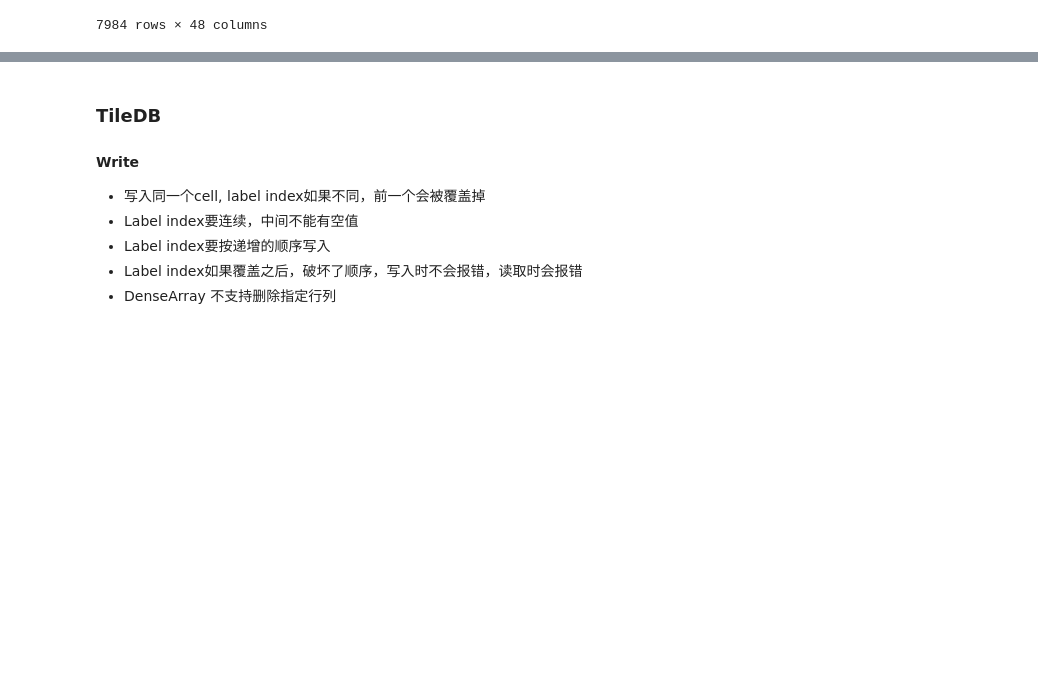
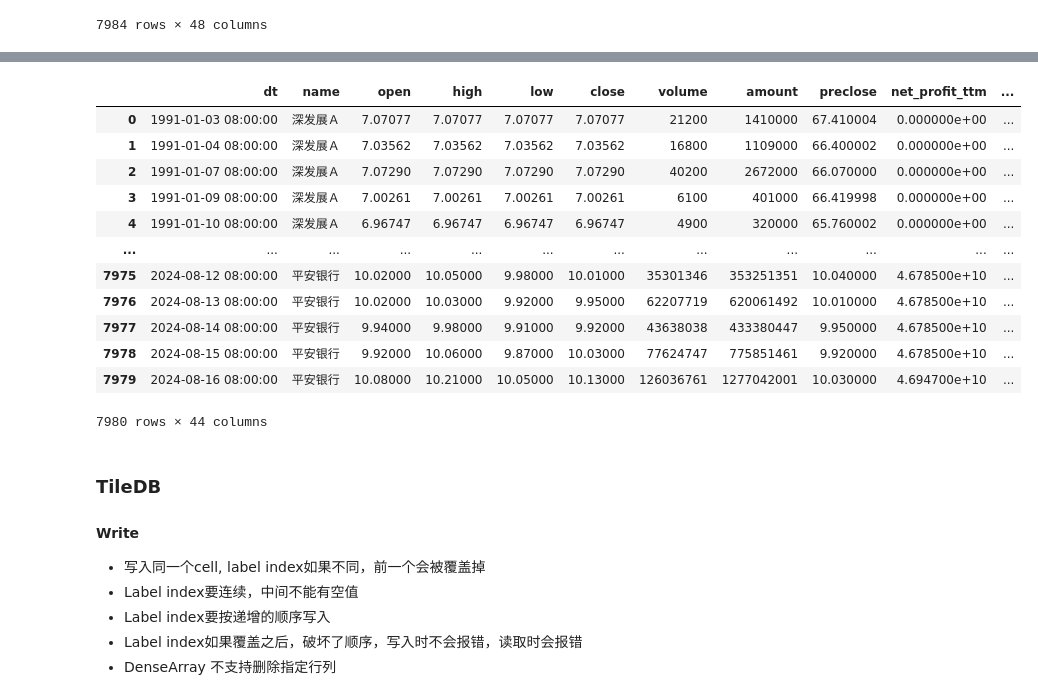
Before and after one commit to sric0880/quantdata, a Jupyter notebook: setup_db.ipynb, the cells around one changed output, grey strips where cells are left out. Saved outputs shown, nothing was run; the diff lists cells and outputs as text; code cells hidden in the pictures; blank space fills up the shorter version.

Commit message:
add clickhouse

```diff
--- a/setup_db.ipynb
+++ b/setup_db.ipynb
@@ -392,3 +399,30 @@ df
+# %%
+# encoding:UTF-8
+import pandas as pd
+import clickhouse_connect
+
+ch_client = clickhouse_connect.get_client(host='localhost', username='default', database='finance')
+
+try:
+    result = ch_client.query('SELECT * FROM bars_daily')
+    df = pd.DataFrame(dict(zip(result.column_names, result.result_columns)))
+finally:
+    ch_client.close()
+df
+# %% [output]
+|  | dt | name | open | high | low | close | volume | amount | preclose | net_profit_ttm | ... |
+| 0 | 1991-01-03 08:00:00 | 深发展Ａ | 7.07077 | 7.07077 | 7.07077 | 7.07077 | 21200 | 1410000 | 67.410004 | 0.000000e+00 | ... |
+| 1 | 1991-01-04 08:00:00 | 深发展Ａ | 7.03562 | 7.03562 | 7.03562 | 7.03562 | 16800 | 1109000 | 66.400002 | 0.000000e+00 | ... |
+| 2 | 1991-01-07 08:00:00 | 深发展Ａ | 7.07290 | 7.07290 | 7.07290 | 7.07290 | 40200 | 2672000 | 66.070000 | 0.000000e+00 | ... |
+| 3 | 1991-01-09 08:00:00 | 深发展Ａ | 7.00261 | 7.00261 | 7.00261 | 7.00261 | 6100 | 401000 | 66.419998 | 0.000000e+00 | ... |
+| 4 | 1991-01-10 08:00:00 | 深发展Ａ | 6.96747 | 6.96747 | 6.96747 | 6.96747 | 4900 | 320000 | 65.760002 | 0.000000e+00 | ... |
+| ... | ... | ... | ... | ... | ... | ... | ... | ... | ... | ... | ... |
+| 7975 | 2024-08-12 08:00:00 | 平安银行 | 10.02000 | 10.05000 | 9.98000 | 10.01000 | 35301346 | 353251351 | 10.040000 | 4.678500e+10 | ... |
+| 7976 | 2024-08-13 08:00:00 | 平安银行 | 10.02000 | 10.03000 | 9.92000 | 9.95000 | 62207719 | 620061492 | 10.010000 | 4.678500e+10 | ... |
+| 7977 | 2024-08-14 08:00:00 | 平安银行 | 9.94000 | 9.98000 | 9.91000 | 9.92000 | 43638038 | 433380447 | 9.950000 | 4.678500e+10 | ... |
+| 7978 | 2024-08-15 08:00:00 | 平安银行 | 9.92000 | 10.06000 | 9.87000 | 10.03000 | 77624747 | 775851461 | 9.920000 | 4.678500e+10 | ... |
+| 7979 | 2024-08-16 08:00:00 | 平安银行 | 10.08000 | 10.21000 | 10.05000 | 10.13000 | 126036761 | 1277042001 | 10.030000 | 4.694700e+10 | ... |
+7980 rows × 44 columns
 # %% [markdown]
 ### TileDB
 
```
Also changed, not shown: parts of 2 cells of this notebook, 3 other files.
